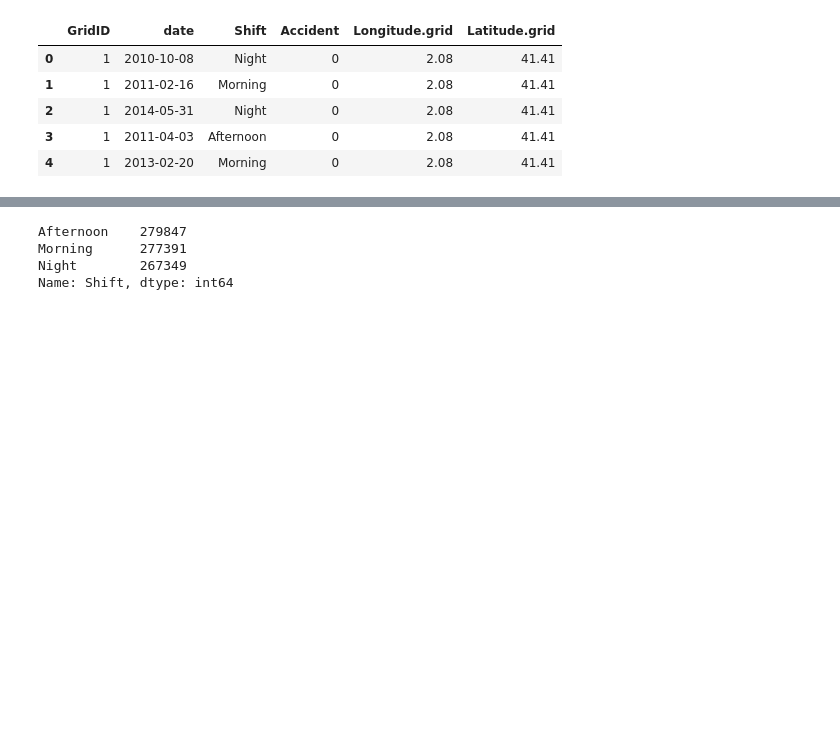
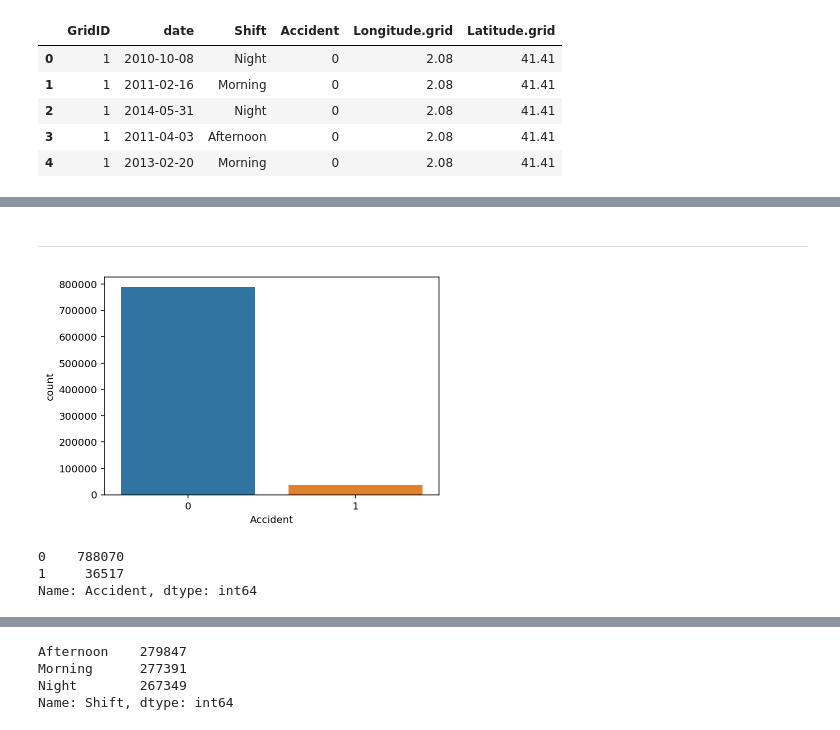
Before and after one commit to AlanItzep/JupyterGH, a Jupyter notebook: PRACTICA.ipynb, the cells around one changed output, grey strips where cells are left out. Drawn from its saved outputs; the diff is of its cells as text; code cells hidden in the pictures; blank space fills up the shorter version.

```diff
--- a/PRACTICA.ipynb
+++ b/PRACTICA.ipynb
@@ -27,0 +72,8 @@ memory usage: 37.7+ MB
+# %%
+dummies = pd.get_dummies(df["Shift"])
+df = pd.concat([df, dummies], axis = 1)
+# %%
+df = df.drop("Shift",1)
+df = df.drop("date",1)
+df = df[['GridID', 'Longitude.grid', 'Latitude.grid', 'Afternoon','Morning','Night', 'Accident']]
+df.head()
@@ -27,0 +308,2 @@ memory usage: 37.7+ MB
+# %% [markdown]
+---
@@ -27,0 +314,10 @@ memory usage: 37.7+ MB
+# %%
+sns.countplot(x="Accident",data=df);
+# %% [output]
+[figure, added]
+# %%
+df["Accident"].value_counts()
+# %% [output]
+0    788070
+1     36517
+Name: Accident, dtype: int64
```
Also changed, not shown: parts of 88 cells of this notebook, 2 other files.
